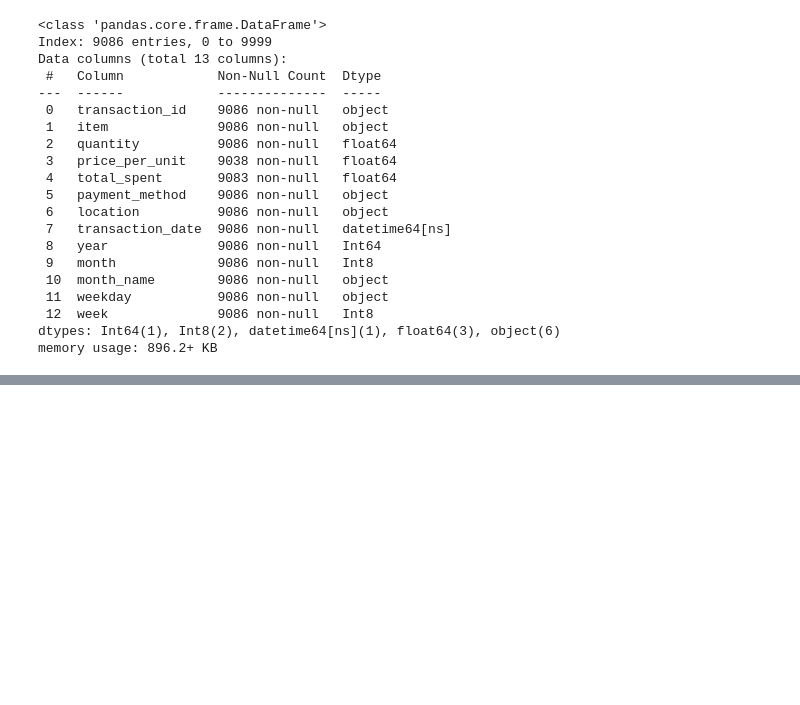
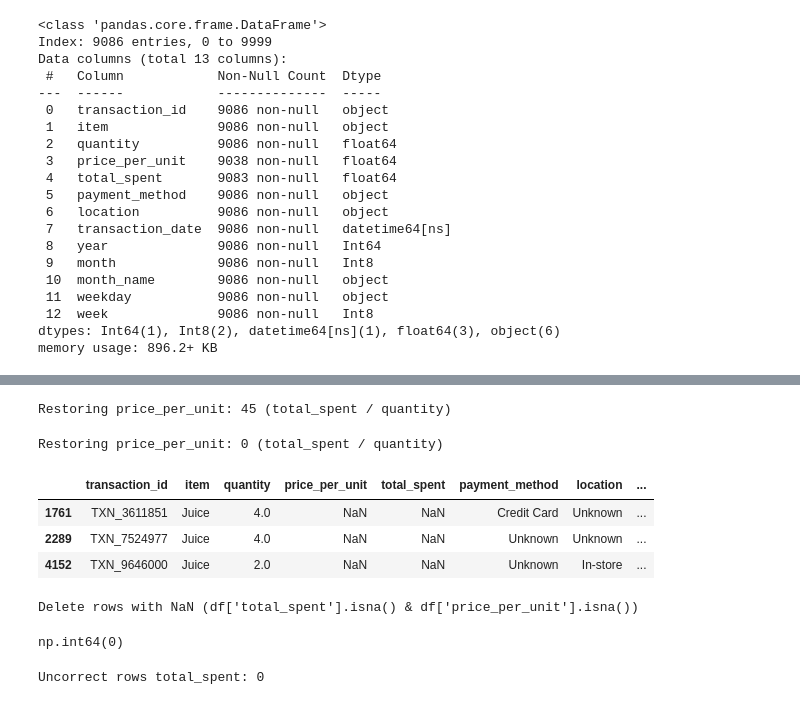
Before and after one commit to DymaStar/Analysis_Cafe_Sales-, a Jupyter notebook: EDA_cafe_sales_pr_DimaStar.ipynb, the cells around one changed output, grey strips where cells are left out. Cells and saved outputs as stored; diff of their text form; code cells hidden in the pictures; blank space fills up the shorter version.

Commit message:
Colab виведені результати очистки данних

```diff
--- a/EDA_cafe_sales_pr_DimaStar.ipynb
+++ b/EDA_cafe_sales_pr_DimaStar.ipynb
@@ -630,0 +639,68 @@ memory usage: 896.2+ KB
+# %%
+# Відновлення price_per_unit (total_spent / quantity)
+# Маска: ціна відсутня, але є total_spent і quantity для зворотнього розрахунку
+mask_recoverable3 = (
+    df['price_per_unit'].isna() &
+    df['total_spent'].notna() &
+    df['quantity'].notna()
+)
+
+df.loc[mask_recoverable3, 'price_per_unit'] = (
+    df.loc[mask_recoverable3, 'total_spent'] /
+    df.loc[mask_recoverable3, 'quantity']
+)
+
+# mask_recoverable.sum()
+print(f"Restoring price_per_unit: {mask_recoverable3.sum()} (total_spent / quantity)")
+# %% [output]
+Restoring price_per_unit: 45 (total_spent / quantity)
+# %%
+# Відновлення price_per_unit (total_spent / quantity)
+# Маска: ціна відсутня, але є total_spent і quantity для зворотнього розрахунку
+mask_recoverable3 = (
+    df['price_per_unit'].isna() &
+    df['total_spent'].notna() &
+    df['quantity'].notna()
+)
+
+df.loc[mask_recoverable3, 'price_per_unit'] = (
+    df.loc[mask_recoverable3, 'total_spent'] /
+    df.loc[mask_recoverable3, 'quantity']
+)
+
+# mask_recoverable.sum()
+print(f"Restoring price_per_unit: {mask_recoverable3.sum()} (total_spent / quantity)")
+# %% [output]
+Restoring price_per_unit: 0 (total_spent / quantity)
+# %%
+# Фінальна перевірка залишкових пропусків по двох ключових колонках
+# показує рядки де price_per_unit АБО total_spent досі порожні після всіх відновлень
+df.loc[df['price_per_unit'].isna() | df['total_spent'].isna()]
+# %% [output]
+|  | transaction_id | item | quantity | price_per_unit | total_spent | payment_method | location | ... |
+| 1761 | TXN_3611851 | Juice | 4.0 | NaN | NaN | Credit Card | Unknown | ... |
+| 2289 | TXN_7524977 | Juice | 4.0 | NaN | NaN | Unknown | Unknown | ... |
+| 4152 | TXN_9646000 | Juice | 2.0 | NaN | NaN | Unknown | In-store | ... |
+# %%
+# Видаляємо рядки де total_spent досі NaN — відновити їх вже неможливо
+# після трьох проходів відновлення такі рядки є беззворотньо неповними
+df.dropna(subset=['total_spent'], inplace=True)
+
+print(f"Delete rows with NaN (df['total_spent'].isna() & df['price_per_unit'].isna())")
+# %% [output]
+Delete rows with NaN (df['total_spent'].isna() & df['price_per_unit'].isna())
+# %%
+# Фінальна перевірка: загальна кількість пропусків по всьому датафрейму
+# .sum() по колонках, потім .sum() по результату — має бути 0
+df.isna().sum().sum()
+# %% [output]
+np.int64(0)
+# %%
+# Check quantity * price_per_unit = total_spent
+# Перевірка математичної консистентності:
+# чи є рядки де total_spent НЕ дорівнює quantity * price_per_unit?
+# результат 0 означає що всі значення узгоджені — очищення пройшло коректно
+mask_total_spent = (df.quantity * df.price_per_unit != df.total_spent)
+print(f"Uncorrect rows total_spent: {mask_total_spent.sum()}")
+# %% [output]
+Uncorrect rows total_spent: 0
```
Also changed, not shown: parts of 5 cells of this notebook.
